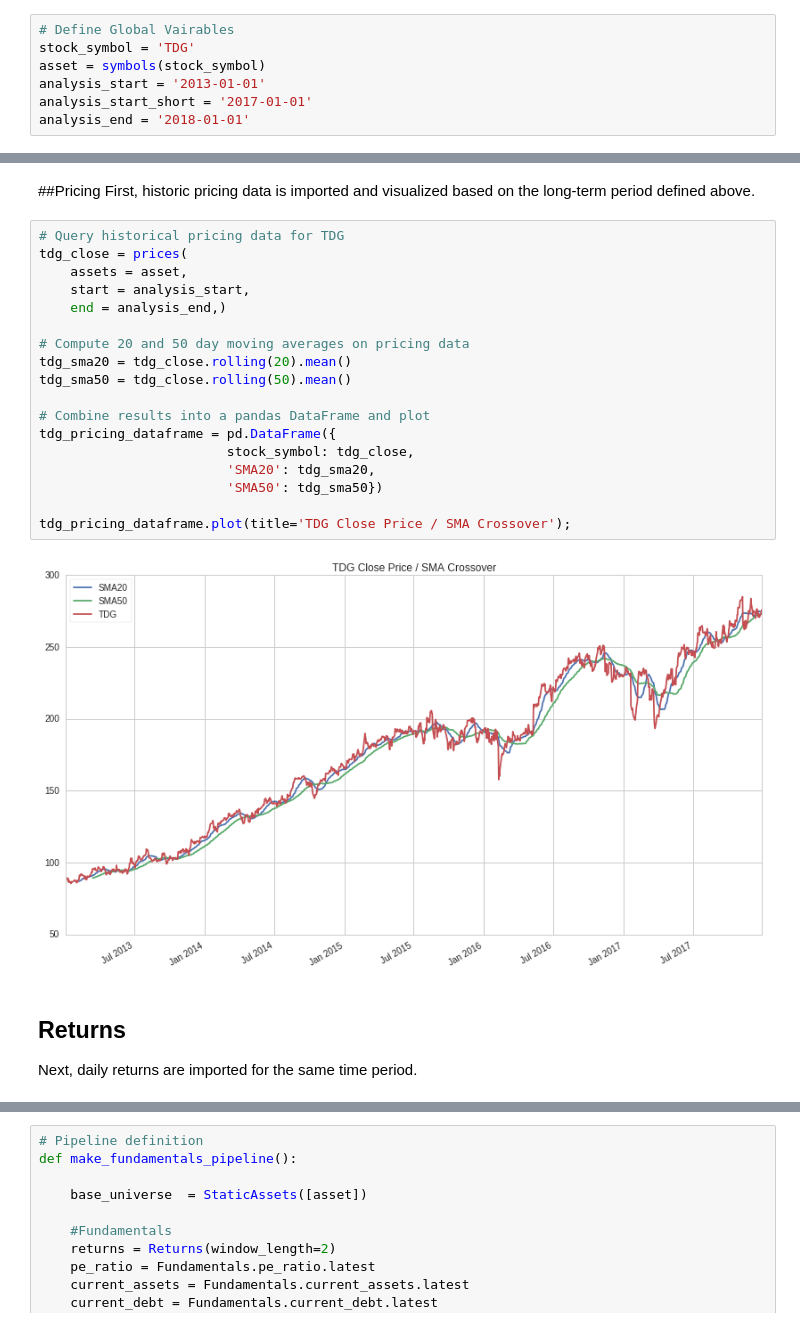
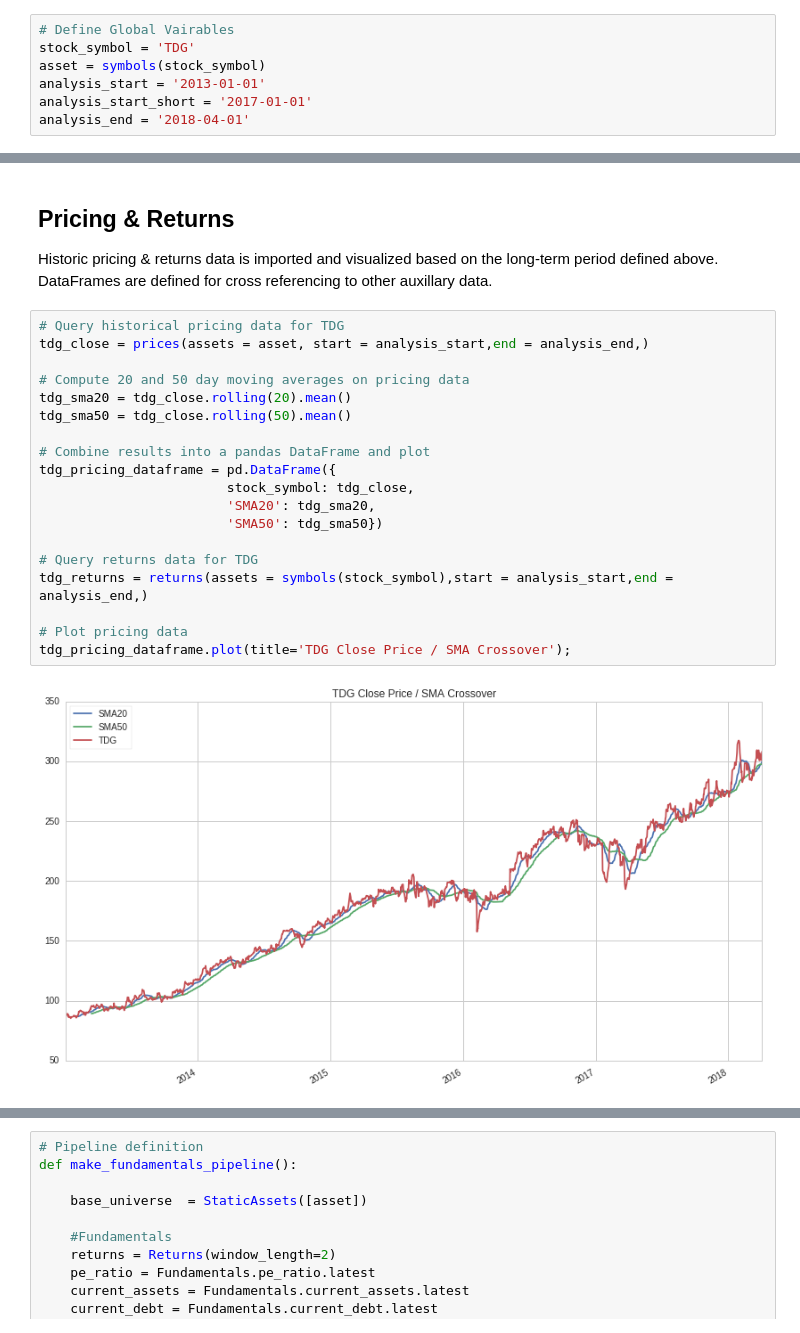
Before and after one commit to mitevpi/quant-quarry, a Jupyter notebook: Mr.Market vs the Intelligent Investor /Intelligent+Investor+vs+Mr.Market.ipynb, the cells around one changed output, grey strips where cells are left out. Saved outputs shown, nothing was run; the diff lists cells and outputs as text.

```diff
--- a/Mr.Market vs the Intelligent Investor /Intelligent+Investor+vs+Mr.Market.ipynb
+++ b/Mr.Market vs the Intelligent Investor /Intelligent+Investor+vs+Mr.Market.ipynb
@@ -10,7 +17,7 @@ stock_symbol = 'TDG'
 asset = symbols(stock_symbol)
 analysis_start = '2013-01-01'
 analysis_start_short = '2017-01-01'
-analysis_end = '2018-01-01'
+analysis_end = '2018-04-01'
 # %%
 # Pipeline imports
 from quantopian.pipeline.filters import StaticAssets
@@ -29,28 +36,26 @@ import matplotlib.pyplot as plt
 import pandas as pd
 from scipy import stats
 # %% [markdown]
-##Pricing
-First, historic pricing data is imported and visualized based on the long-term period defined above.
+## Pricing & Returns
+Historic pricing & returns data is imported and visualized based on the long-term period defined above. DataFrames are defined for cross referencing to other auxillary data.
 # %%
 # Query historical pricing data for TDG
-tdg_close = prices(
-    assets = asset,
-    start = analysis_start,
-    end = analysis_end,)
+tdg_close = prices(assets = asset, start = analysis_start,end = analysis_end,)
 
 # Compute 20 and 50 day moving averages on pricing data
 tdg_sma20 = tdg_close.rolling(20).mean()
 tdg_sma50 = tdg_close.rolling(50).mean()
 
 # Combine results into a pandas DataFrame and plot
 tdg_pricing_dataframe = pd.DataFrame({
                         stock_symbol: tdg_close,
                         'SMA20': tdg_sma20,
                         'SMA50': tdg_sma50})
 
+# Query returns data for TDG
+tdg_returns = returns(assets = symbols(stock_symbol),start = analysis_start,end = analysis_end,)
+
+# Plot pricing data
 tdg_pricing_dataframe.plot(title='TDG Close Price / SMA Crossover');
 # %% [output]
-[figure, old version]
+[figure, new version]
-# %% [markdown]
-## Returns
-Next, daily returns are imported for the same time period.
```
Also changed, not shown: parts of 26 cells of this notebook, 2 other files.
